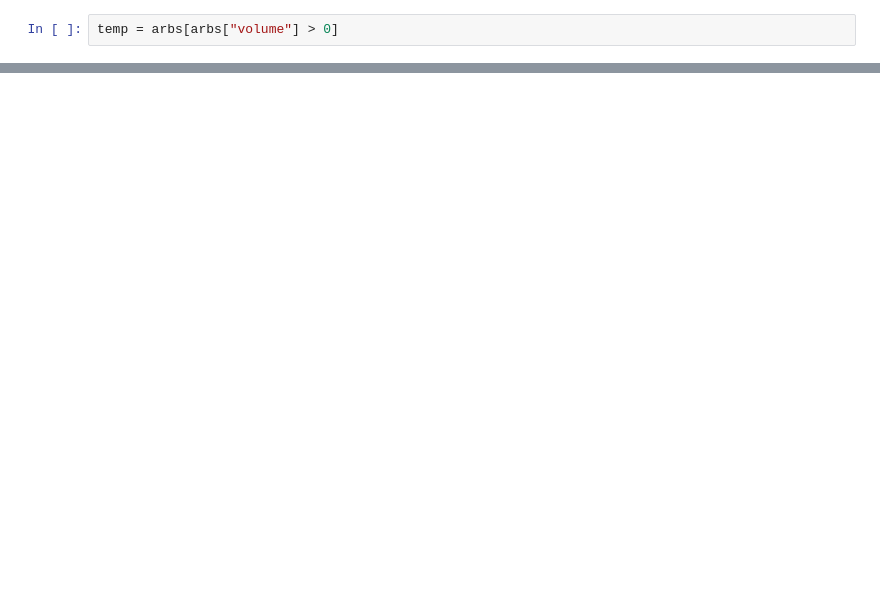
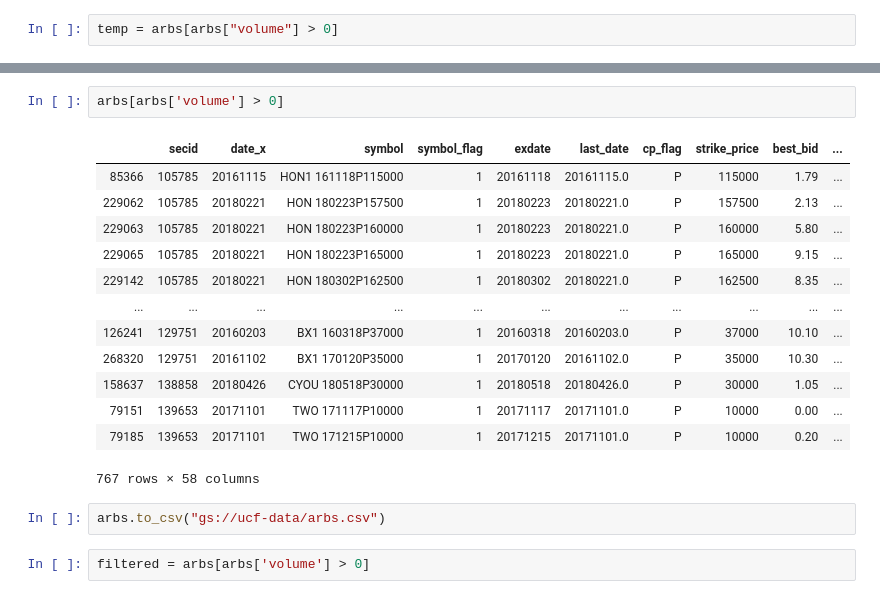
Before and after one commit to joshuap2613/Div_Arb, a Jupyter notebook: Straight_Arb_Main.ipynb, the cells around one changed output, grey strips where cells are left out. Saved outputs shown, nothing was run; the diff lists cells and outputs as text; blank space fills up the shorter version.

```diff
--- a/Straight_Arb_Main.ipynb
+++ b/Straight_Arb_Main.ipynb
@@ -211,0 +223,20 @@ calculate_arb(temp.iloc[-1])
+# %%
+arbs[arbs['volume'] > 0]
+# %% [output]
+|  | secid | date_x | symbol | symbol_flag | exdate | last_date | cp_flag | strike_price | best_bid | ... |
+| 85366 | 105785 | 20161115 | HON1 161118P115000 | 1 | 20161118 | 20161115.0 | P | 115000 | 1.79 | ... |
+| 229062 | 105785 | 20180221 | HON 180223P157500 | 1 | 20180223 | 20180221.0 | P | 157500 | 2.13 | ... |
+| 229063 | 105785 | 20180221 | HON 180223P160000 | 1 | 20180223 | 20180221.0 | P | 160000 | 5.80 | ... |
+| 229065 | 105785 | 20180221 | HON 180223P165000 | 1 | 20180223 | 20180221.0 | P | 165000 | 9.15 | ... |
+| 229142 | 105785 | 20180221 | HON 180302P162500 | 1 | 20180302 | 20180221.0 | P | 162500 | 8.35 | ... |
+| ... | ... | ... | ... | ... | ... | ... | ... | ... | ... | ... |
+| 126241 | 129751 | 20160203 | BX1 160318P37000 | 1 | 20160318 | 20160203.0 | P | 37000 | 10.10 | ... |
+| 268320 | 129751 | 20161102 | BX1 170120P35000 | 1 | 20170120 | 20161102.0 | P | 35000 | 10.30 | ... |
+| 158637 | 138858 | 20180426 | CYOU 180518P30000 | 1 | 20180518 | 20180426.0 | P | 30000 | 1.05 | ... |
+| 79151 | 139653 | 20171101 | TWO 171117P10000 | 1 | 20171117 | 20171101.0 | P | 10000 | 0.00 | ... |
+| 79185 | 139653 | 20171101 | TWO 171215P10000 | 1 | 20171215 | 20171101.0 | P | 10000 | 0.20 | ... |
+767 rows × 58 columns
+# %%
+arbs.to_csv("gs://ucf-data/arbs.csv")
+# %%
+filtered = arbs[arbs['volume'] > 0]
```
Also changed, not shown: parts of 6 cells of this notebook, 1 other file.
